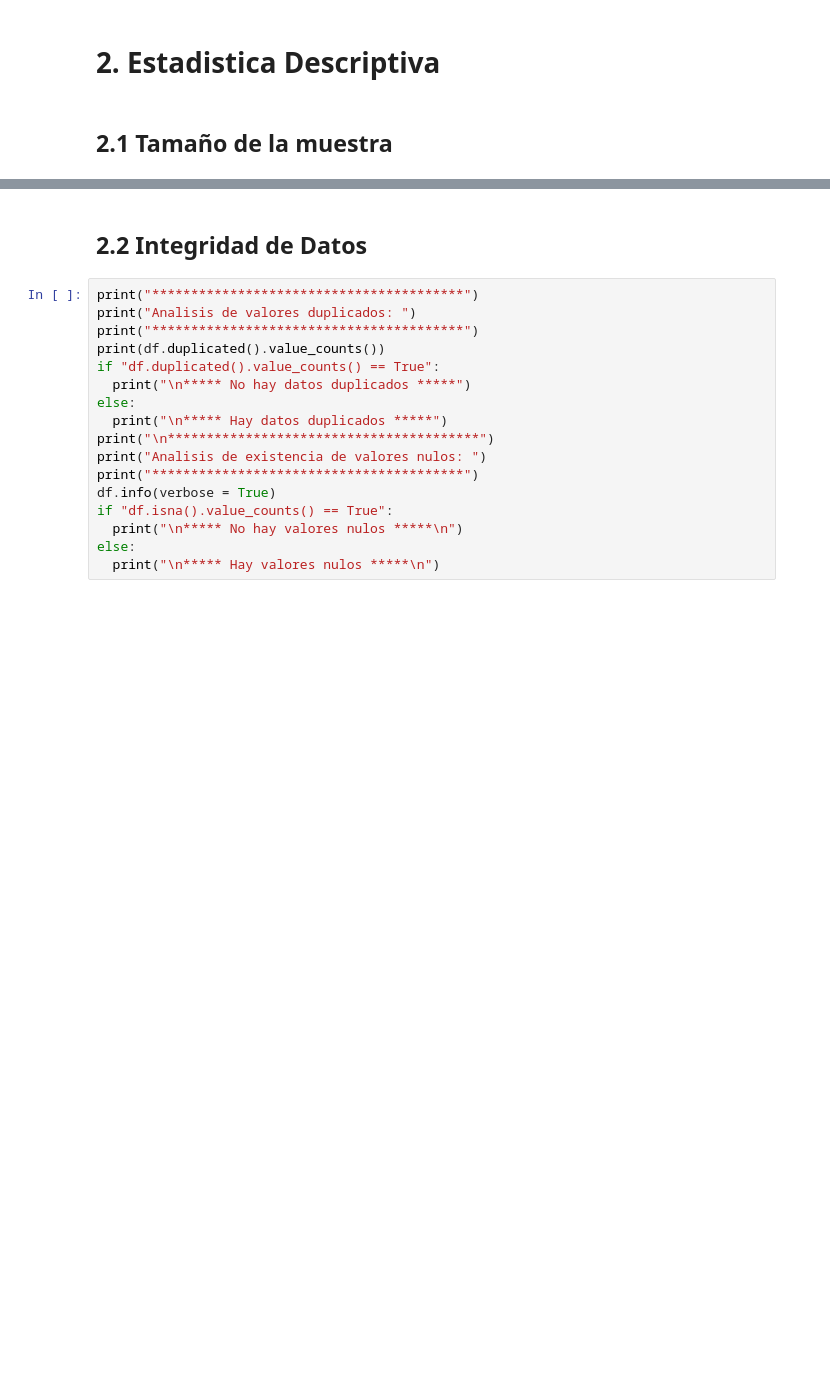
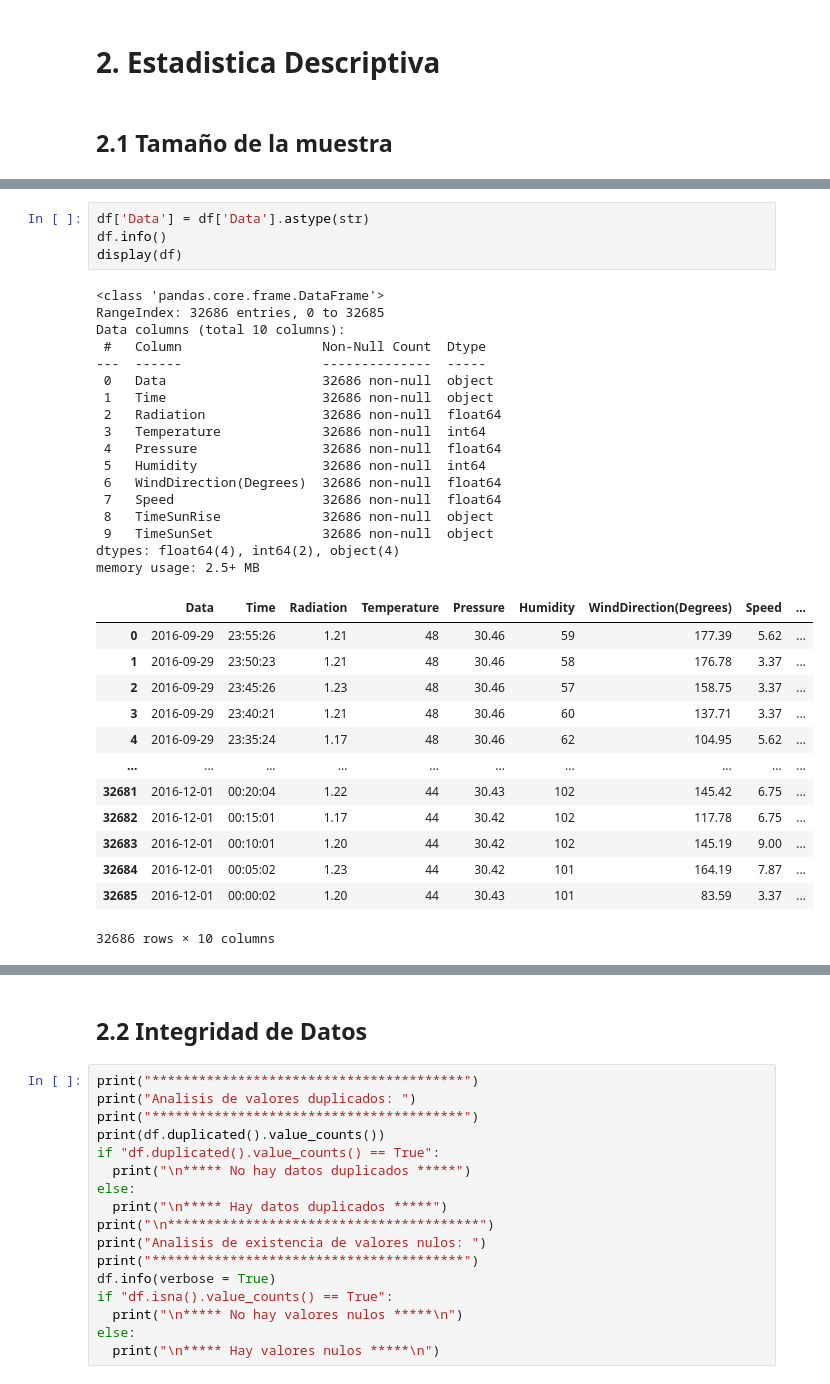
Before and after one commit to mdellanina/TrabajoPr-cticoCODERHOUSE, a Jupyter notebook: TrabajoPracticoCH_DS1.ipynb, the cells around one changed output, grey strips where cells are left out. Cells and saved outputs as stored; diff of their text form; blank space fills up the shorter version.

```diff
--- a/TrabajoPracticoCH_DS1.ipynb
+++ b/TrabajoPracticoCH_DS1.ipynb
@@ -83 +113,36 @@ Este dataSet tiene la siguiente cantidad de filas y columnas: (32686, 11)
+# %%
+df['Data'] = df['Data'].astype(str)
+df.info()
+display(df)
+# %% [output]
+<class 'pandas.core.frame.DataFrame'>
+RangeIndex: 32686 entries, 0 to 32685
+Data columns (total 10 columns):
+ #   Column                  Non-Null Count  Dtype
+---  ------                  --------------  -----
+ 0   Data                    32686 non-null  object
+ 1   Time                    32686 non-null  object
+ 2   Radiation               32686 non-null  float64
+ 3   Temperature             32686 non-null  int64
+ 4   Pressure                32686 non-null  float64
+ 5   Humidity                32686 non-null  int64
+ 6   WindDirection(Degrees)  32686 non-null  float64
+ 7   Speed                   32686 non-null  float64
+ 8   TimeSunRise             32686 non-null  object
+ 9   TimeSunSet              32686 non-null  object
+dtypes: float64(4), int64(2), object(4)
+memory usage: 2.5+ MB
+|  | Data | Time | Radiation | Temperature | Pressure | Humidity | WindDirection(Degrees) | Speed | ... |
+| 0 | 2016-09-29 | 23:55:26 | 1.21 | 48 | 30.46 | 59 | 177.39 | 5.62 | ... |
+| 1 | 2016-09-29 | 23:50:23 | 1.21 | 48 | 30.46 | 58 | 176.78 | 3.37 | ... |
+| 2 | 2016-09-29 | 23:45:26 | 1.23 | 48 | 30.46 | 57 | 158.75 | 3.37 | ... |
+| 3 | 2016-09-29 | 23:40:21 | 1.21 | 48 | 30.46 | 60 | 137.71 | 3.37 | ... |
+| 4 | 2016-09-29 | 23:35:24 | 1.17 | 48 | 30.46 | 62 | 104.95 | 5.62 | ... |
+| ... | ... | ... | ... | ... | ... | ... | ... | ... | ... |
+| 32681 | 2016-12-01 | 00:20:04 | 1.22 | 44 | 30.43 | 102 | 145.42 | 6.75 | ... |
+| 32682 | 2016-12-01 | 00:15:01 | 1.17 | 44 | 30.42 | 102 | 117.78 | 6.75 | ... |
+| 32683 | 2016-12-01 | 00:10:01 | 1.20 | 44 | 30.42 | 102 | 145.19 | 9.00 | ... |
+| 32684 | 2016-12-01 | 00:05:02 | 1.23 | 44 | 30.42 | 101 | 164.19 | 7.87 | ... |
+| 32685 | 2016-12-01 | 00:00:02 | 1.20 | 44 | 30.43 | 101 | 83.59 | 3.37 | ... |
+32686 rows × 10 columns
 # %% [markdown]
```
Also changed, not shown: parts of 19 cells of this notebook.
